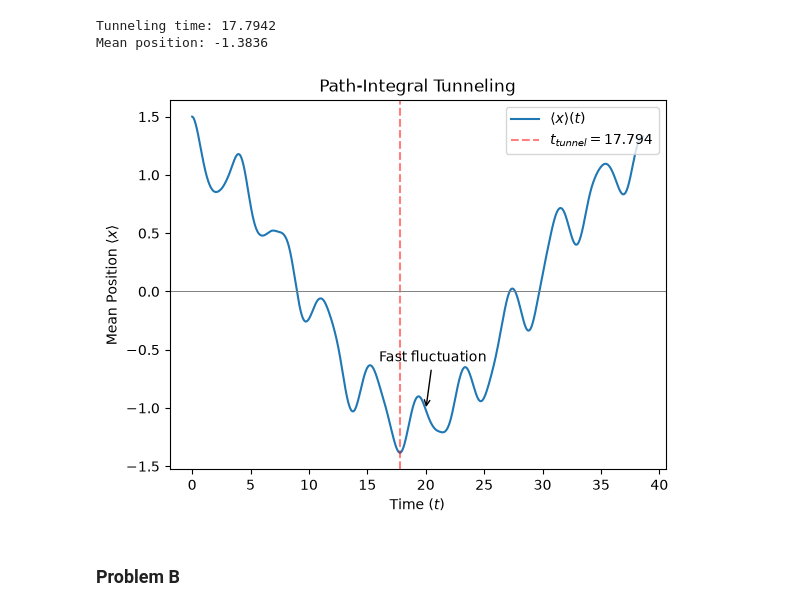
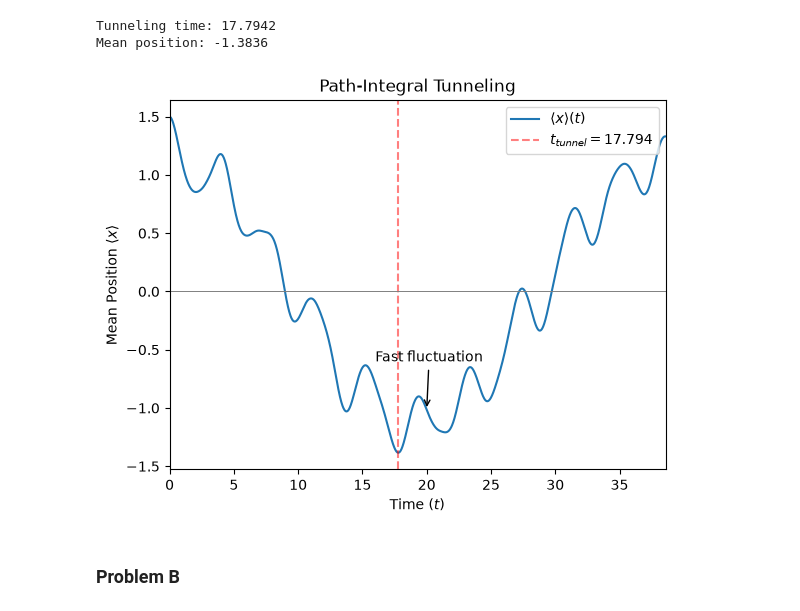
Before and after one commit to amanpalanati/phys142, a Jupyter notebook: assignments/assignment2/assignment2.ipynb, the cells around one changed output. Saved outputs shown, nothing was run; the diff lists cells and outputs as text; code cells hidden in the pictures.

```diff
--- a/assignments/assignment2/assignment2.ipynb
+++ b/assignments/assignment2/assignment2.ipynb
@@ -86,7 +86,7 @@ def evolve(psi_initial, kernel, dx, nt):
 
     return psi
 
-T = 2 * np.pi / 0.16284330
+T = 20 * np.pi
 NT = int(np.ceil(T / DT))
 t = np.arange(NT + 1) * DT
 
@@ -101,7 +101,7 @@ Kernel shape: (601, 601)
 # %%
 mask = (t >= 10) & (t <= 28)
 indices = np.where(mask)[0]
-min_index = indices[np.argmin(x_mean[indices])]
+min_index = indices[np.argmin(x_mean_pi[indices])]
 
 t_tunnel = t[min_index]
 x_tunnel = x_mean_pi[min_index]
@@ -114,22 +114,22 @@ Mean position: -1.3836
 # %%
 fig, ax = plt.subplots()
 plt.plot(t, x_mean_pi, label=r"$\langle x \rangle(t)$")
 plt.axvline(t_tunnel, color="red", linestyle="--", alpha=0.5,
             label=fr"$t_{{tunnel}} = {t_tunnel:.3f}$")
 plt.axhline(0, color="gray", linewidth=0.7)
 ax.annotate(
     "Fast fluctuation",
     xy=(20, x_mean_pi[np.argmin(np.abs(t - 20))]),
     xytext=(16, -0.6),
     arrowprops=dict(arrowstyle="->"),
 )
 
 ax.set(xlabel="Time $(t)$", ylabel=r"Mean Position $\langle x \rangle$",
-       title="Path-Integral Tunneling")
+       title="Path-Integral Tunneling", xlim=(0, 2 * np.pi / 0.16284330))
 plt.legend(loc="upper right")
 plt.show()
 # %% [output]
-[figure, old version]
+[figure, new version]
 # %% [markdown]
 ### Problem B
 # %%
```
Also changed, not shown: parts of 3 cells of this notebook, 5 other files.
